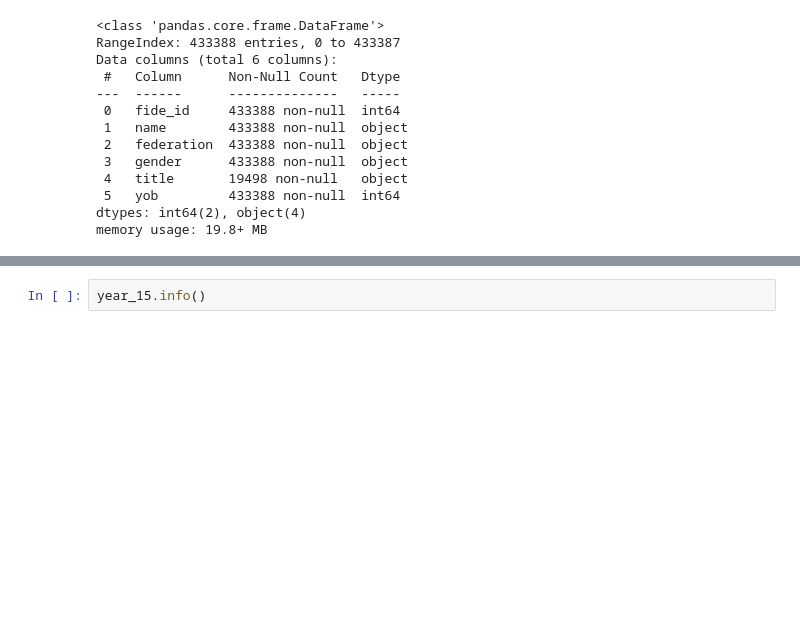
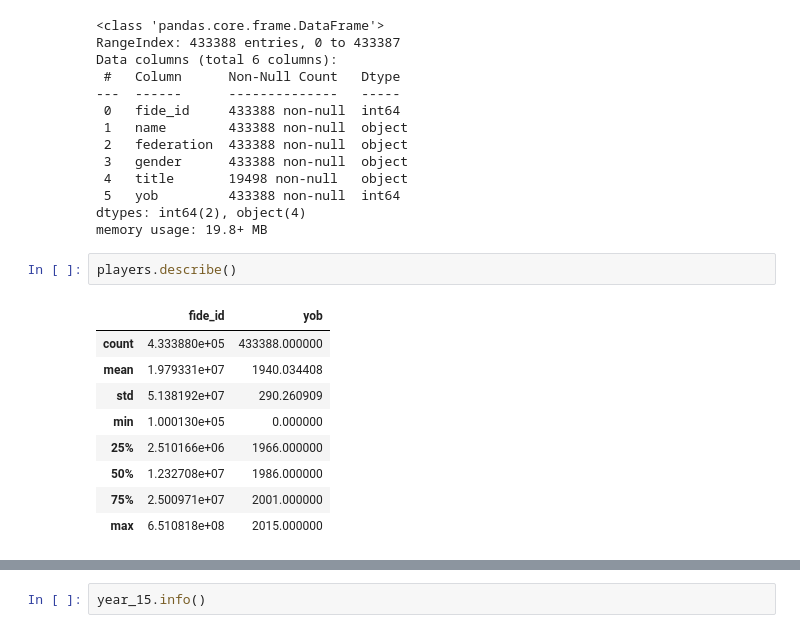
Before and after one commit to marchesem764/MLFinalProject, a Jupyter notebook: FIDE.ipynb, the cells around one changed output, grey strips where cells are left out. Saved outputs shown, nothing was run; the diff lists cells and outputs as text; blank space fills up the shorter version.

```diff
--- a/FIDE.ipynb
+++ b/FIDE.ipynb
@@ -158,3 +141,15 @@ Data columns (total 6 columns):
  5   yob         433388 non-null  int64
 dtypes: int64(2), object(4)
 memory usage: 19.8+ MB
+# %%
+players.describe()
+# %% [output]
+|  | fide_id | yob |
+| count | 4.333880e+05 | 433388.000000 |
+| mean | 1.979331e+07 | 1940.034408 |
+| std | 5.138192e+07 | 290.260909 |
+| min | 1.000130e+05 | 0.000000 |
+| 25% | 2.510166e+06 | 1966.000000 |
+| 50% | 1.232708e+07 | 1986.000000 |
+| 75% | 2.500971e+07 | 2001.000000 |
+| max | 6.510818e+08 | 2015.000000 |
```
Also changed, not shown: parts of 11 cells of this notebook, 2 other files.
